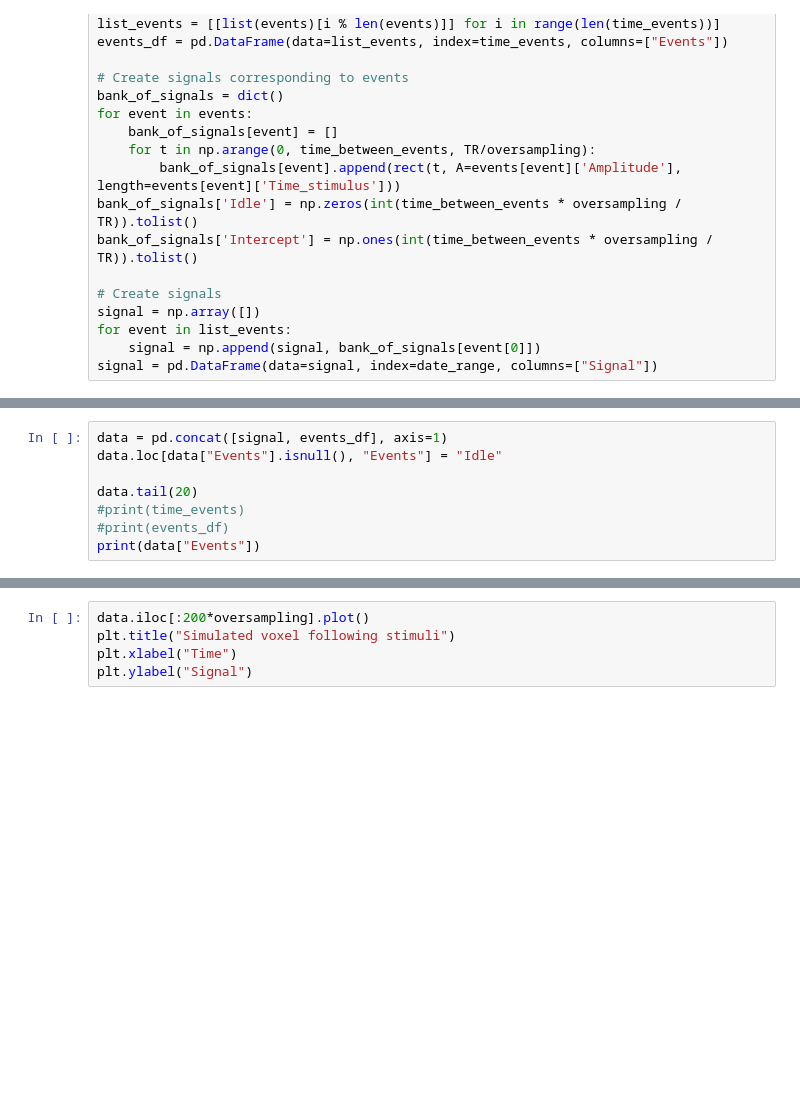
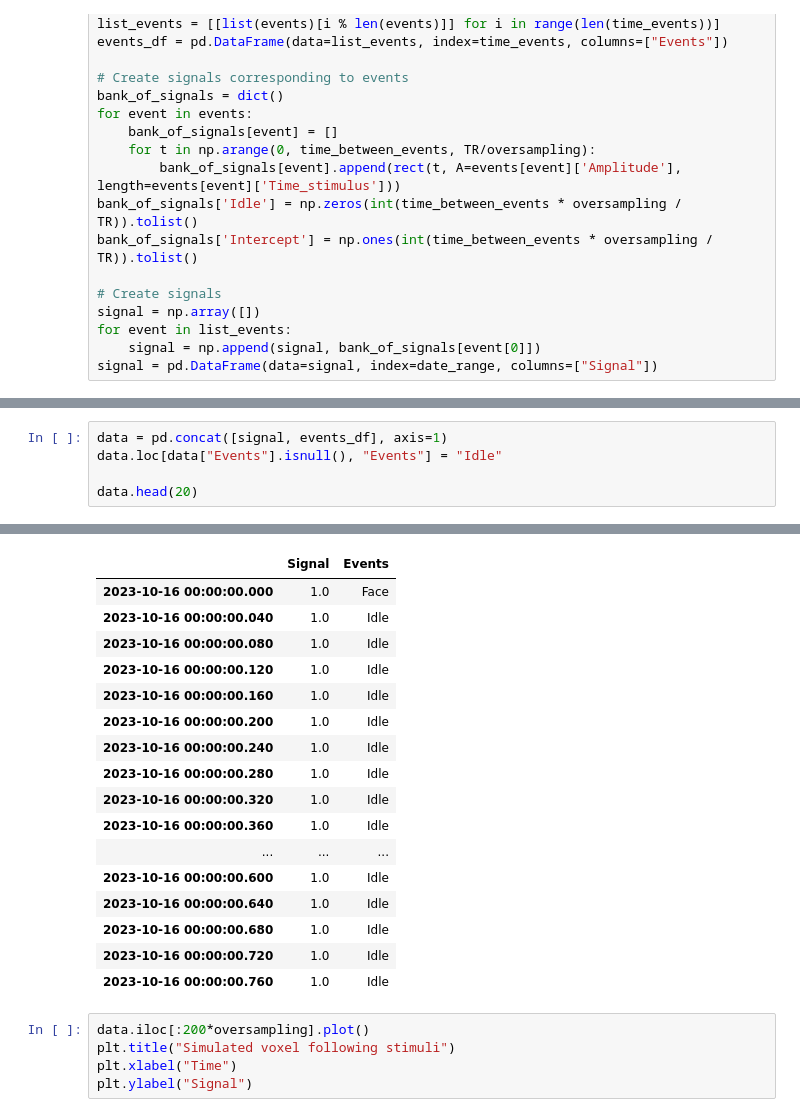
Before and after one commit to Neiizo/NSSP_421_Group_M, a Jupyter notebook: Project1/Code_project_1.ipynb, the cells around one changed output, grey strips where cells are left out. Cells and saved outputs as stored; diff of their text form; blank space fills up the shorter version.

```diff
--- a/Project1/Code_project_1.ipynb
+++ b/Project1/Code_project_1.ipynb
@@ -67,8 +68,5 @@ print(bank_of_signals)
 data = pd.concat([signal, events_df], axis=1)
 data.loc[data["Events"].isnull(), "Events"] = "Idle"
 
-data.tail(20)
-#print(time_events)
-#print(events_df)
-print(data["Events"])
+data.head(20)
 # %% [output]
@@ -87,3 +73,20 @@ Freq: 40L, Name: Events, Length: 90000, dtype: object
+|  | Signal | Events |
+| 2023-10-16 00:00:00.000 | 1.0 | Face |
+| 2023-10-16 00:00:00.040 | 1.0 | Idle |
+| 2023-10-16 00:00:00.080 | 1.0 | Idle |
+| 2023-10-16 00:00:00.120 | 1.0 | Idle |
+| 2023-10-16 00:00:00.160 | 1.0 | Idle |
+| 2023-10-16 00:00:00.200 | 1.0 | Idle |
+| 2023-10-16 00:00:00.240 | 1.0 | Idle |
+| 2023-10-16 00:00:00.280 | 1.0 | Idle |
+| 2023-10-16 00:00:00.320 | 1.0 | Idle |
+| 2023-10-16 00:00:00.360 | 1.0 | Idle |
+| ... | ... | ... |
+| 2023-10-16 00:00:00.600 | 1.0 | Idle |
+| 2023-10-16 00:00:00.640 | 1.0 | Idle |
+| 2023-10-16 00:00:00.680 | 1.0 | Idle |
+| 2023-10-16 00:00:00.720 | 1.0 | Idle |
+| 2023-10-16 00:00:00.760 | 1.0 | Idle |
 # %%
 data.iloc[:200*oversampling].plot()
 plt.title("Simulated voxel following stimuli")
```
Also changed, not shown: parts of 22 cells of this notebook.
